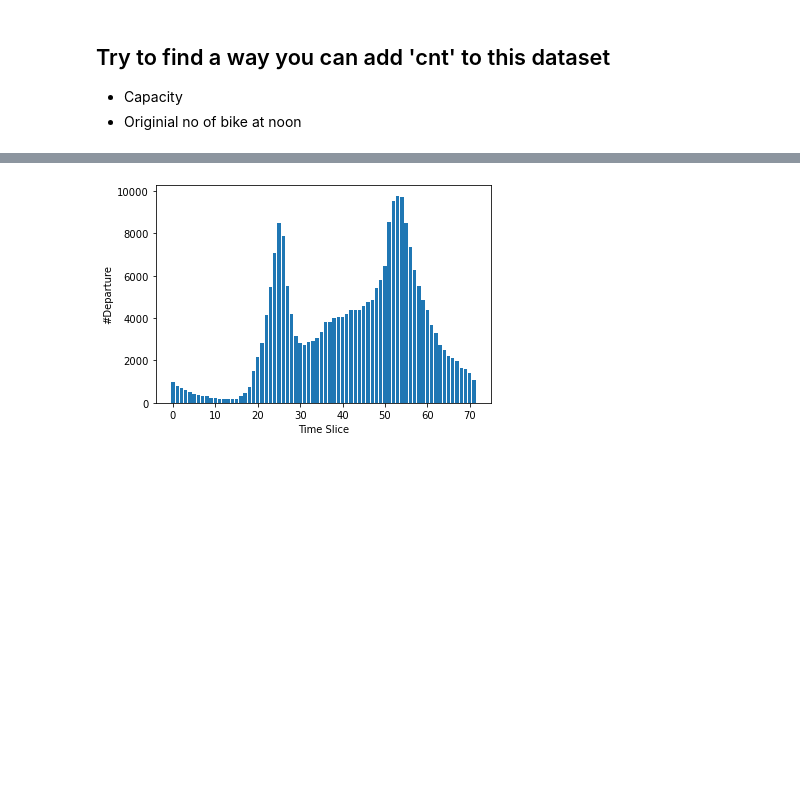
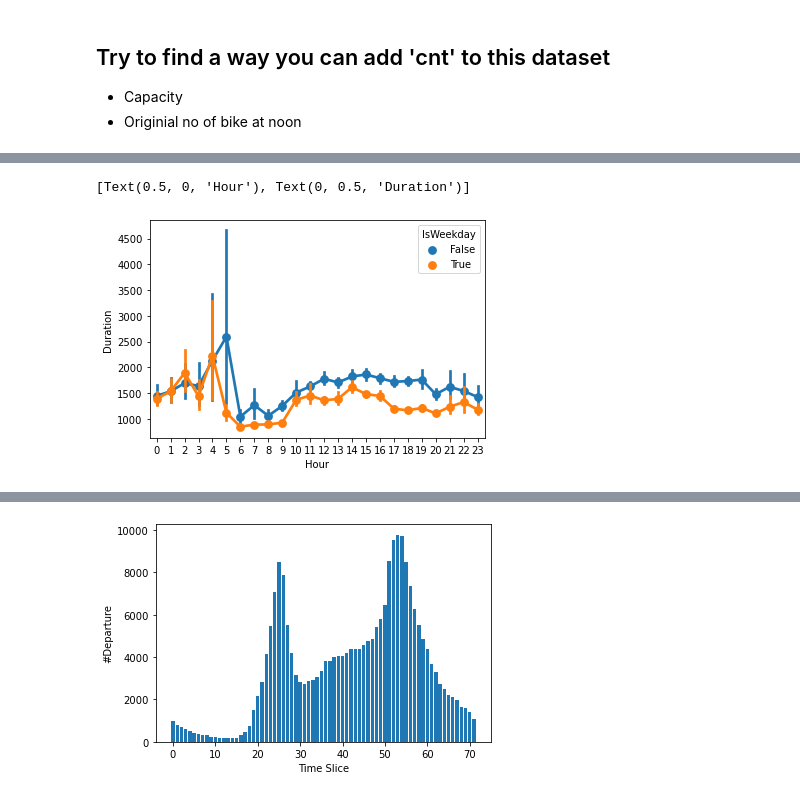
Before and after one commit to hchae0817/final_project, a Jupyter notebook: Bike Sharing_2.ipynb, the cells around one changed output, grey strips where cells are left out. Drawn from its saved outputs; the diff is of its cells as text; code cells hidden in the pictures; blank space fills up the shorter version.

```diff
--- a/Bike Sharing_2.ipynb
+++ b/Bike Sharing_2.ipynb
@@ -221,0 +184,22 @@ ax.set(xlabel = 'Timestamp', ylabel = 'Duration')
+# %%
+# Compute IsWeekday
+
+weekday = np.zeros(len(date))
+weekday[:] = np.nan
+cnt = 0
+
+# Extract the weekday data by the date in the dataset.
+for _year, _month, _date, _hour, _minute in zip(year, month, date, hour, minute):
+  _dt = dt.datetime(_year, _month, _date, _hour, _minute)
+  _weekday = _dt.weekday()
+  weekday[cnt] = _weekday
+  cnt += 1
+
+IsWeekday = weekday < 5
+dataset['IsWeekday'] = IsWeekday
+
+# Compute TimeSlice
+# Evenly divide a 24-hour day into 72 time slices
+# Each TimeSlice represents a 20-minute interval.
+
+dataset['TimeSlice'] = (hour * 3 + np.floor(minute/30)).astype(int)
@@ -221,0 +291,8 @@ ax.set(xlabel = 'Timestamp', ylabel = 'Duration')
+# %%
+import seaborn as sns
+
+ax = sns.pointplot(x = "hour", y = "Duration", data = dataset, hue = "IsWeekday");
+ax.set(xlabel = 'Hour', ylabel = 'Duration')
+# %% [output]
+[Text(0.5, 0, 'Hour'), Text(0, 0.5, 'Duration')]
+[figure, added]
```
Also changed, not shown: parts of 33 cells of this notebook.
